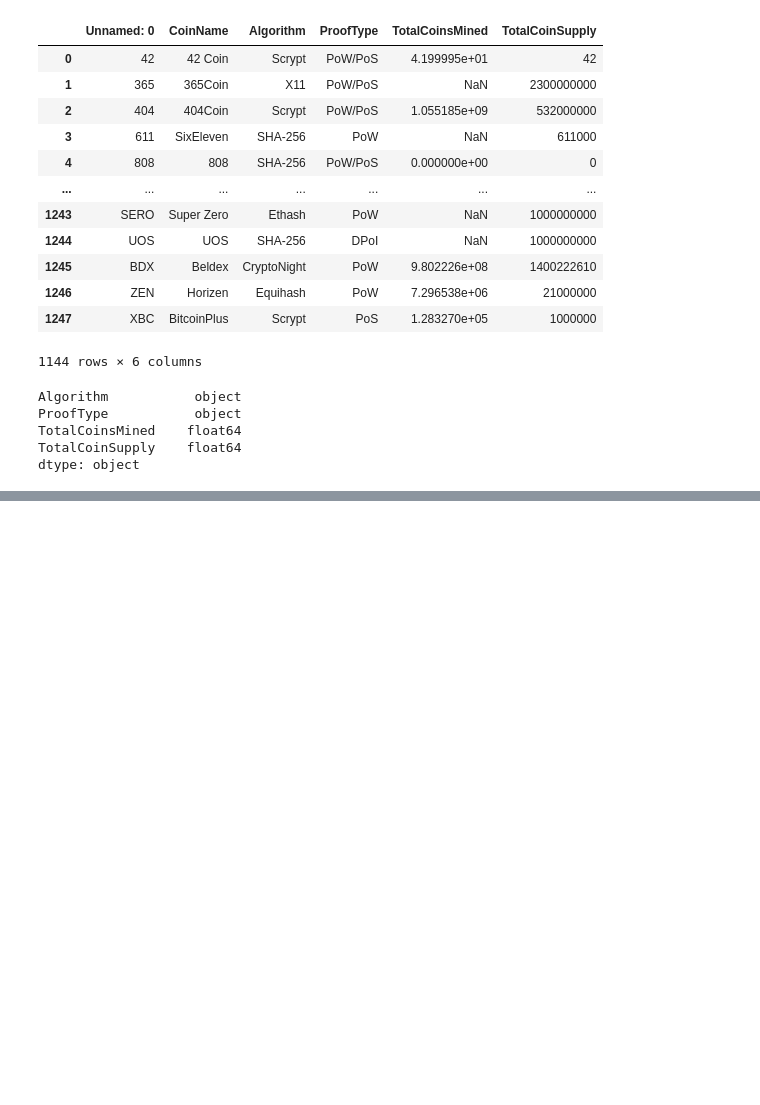
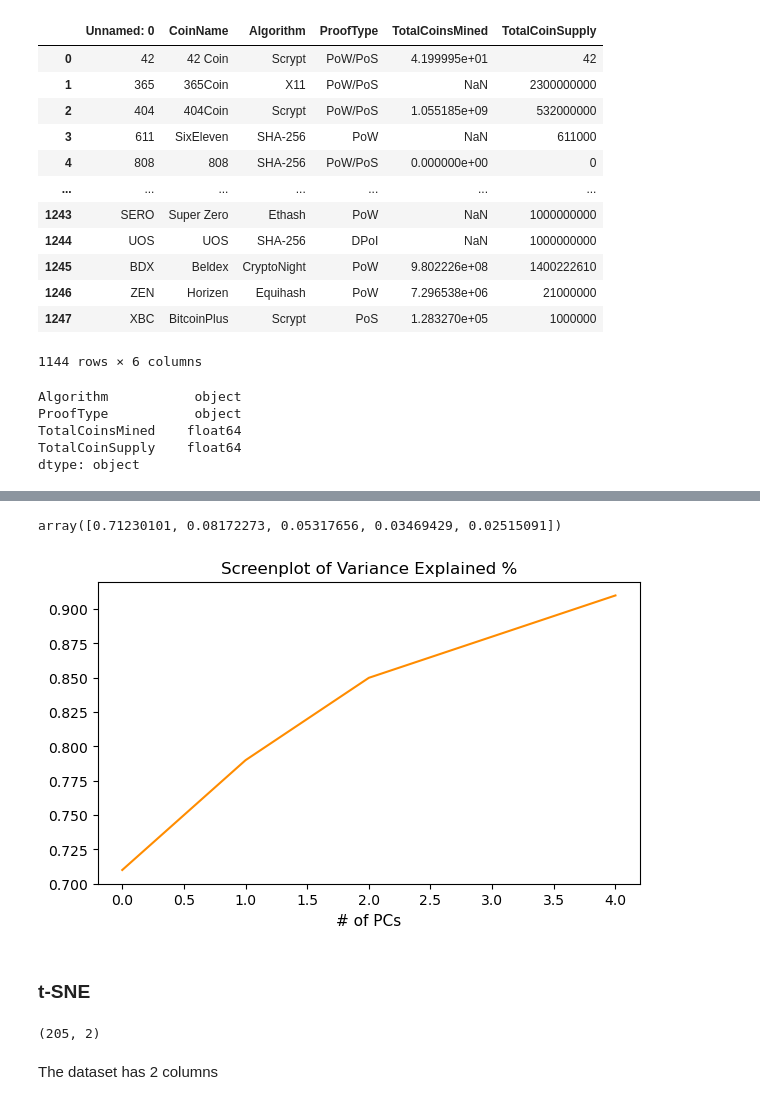
Before and after one commit to DasaSimo/Cryptocurrency-Clusters, a Jupyter notebook: crypto_clusters.ipynb, the cells around one changed output, grey strips where cells are left out. Saved outputs shown, nothing was run; the diff lists cells and outputs as text; code cells hidden in the pictures; blank space fills up the shorter version.

```diff
--- a/crypto_clusters.ipynb
+++ b/crypto_clusters.ipynb
@@ -145,0 +142,15 @@ array([0.71230101, 0.08172273, 0.05317656, 0.03469429, 0.02515091])
+# %%
+pca.explained_variance_ratio_
+# %% [output]
+array([0.71230101, 0.08172273, 0.05317656, 0.03469429, 0.02515091])
+# %%
+variance_exp_cumsum = pca.explained_variance_ratio_.cumsum().round(2)
+fig, axes = plt.subplots(1,1,figsize=(7,4), dpi=100)
+plt.plot(variance_exp_cumsum, color='darkorange')
+plt.title('Screenplot of Variance Explained %', fontsize=12)
+plt.xlabel('# of PCs', fontsize=11)
+plt.show()
+# %% [output]
+[figure, added]
+# %% [markdown]
+### t-SNE
@@ -145,0 +164,6 @@ array([0.71230101, 0.08172273, 0.05317656, 0.03469429, 0.02515091])
+# %%
+tsne_features.shape
+# %% [output]
+(205, 2)
+# %% [markdown]
+The dataset has 2 columns
```
Also changed, not shown: parts of 23 cells of this notebook.
